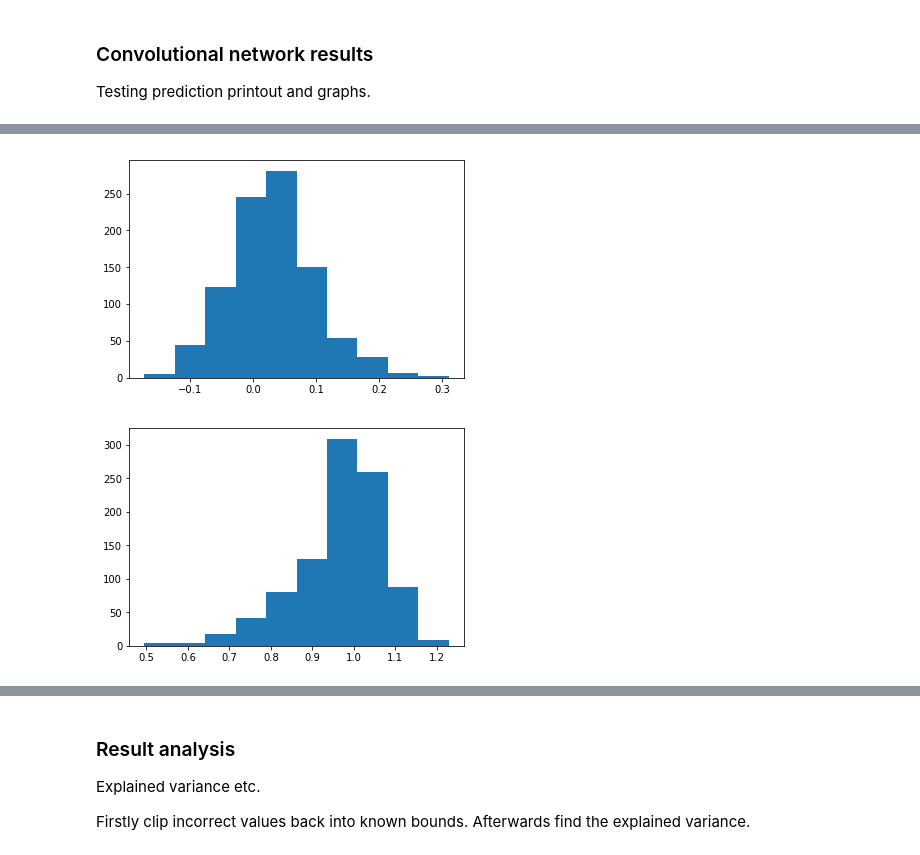
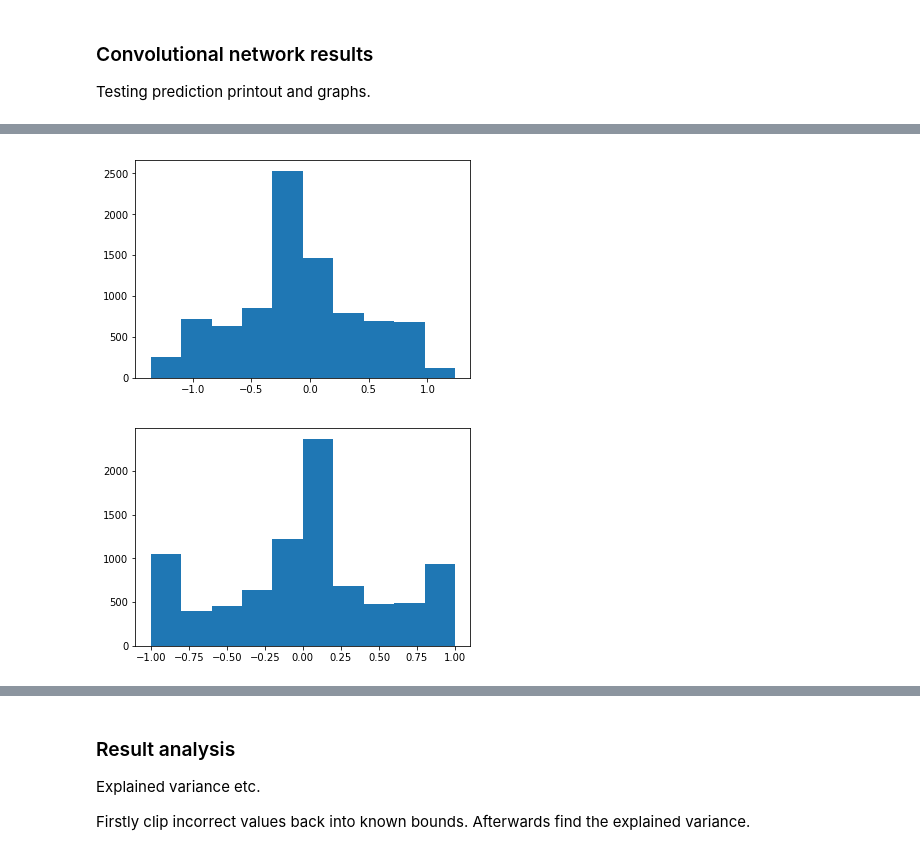
Before and after one commit to Sebastianvarv/RCSnailAI, a Jupyter notebook: RCSnail-Conv-Dense.ipynb, the cells around one changed output, grey strips where cells are left out. Cells and saved outputs as stored; diff of their text form; code cells hidden in the pictures.

```diff
--- a/RCSnail-Conv-Dense.ipynb
+++ b/RCSnail-Conv-Dense.ipynb
@@ -19,10 +19,10 @@ Using TensorFlow backend.
 # Convolutional network
 Reading data as bundles and creating initial model.
 # %%
-images, labels = extract_training_data_as_stacked("Data/20171029-201949.h264.avi",
-                                                  "Data/20171029-201949.h264.csv",
+images, labels = extract_training_data_as_stacked("Data/20171211-185037299.h264",
+                                                  "Data/20171211-185037299.csv",
                                                   IMAGE_SIZE)
 # %%
-y_train = labels.as_matrix(columns=labels.columns[1: -1])
+y_train = labels.as_matrix(columns=labels.columns[2: -1])
 y_train.shape
 # %% [output]
@@ -89,6 +89,7 @@ test_images, test_labels = extract_training_data_as_stacked("Data/20171029-20163
                                                             IMAGE_SIZE)
 
 prediction = model.predict(test_images)
+prediction = model.predict(images)
 # %% [markdown]
 ### Convolutional network results
 Testing prediction printout and graphs.
@@ -110,10 +106,11 @@ plt.show()
-# %%
-plt.hist(prediction[:, 1])
-plt.show()
-# %% [output]
-[figure, removed]
-# %%
-plt.hist(prediction[:, 2])
-plt.show()
-# %% [output]
-[figure, removed]
+# %%
+# Prediction histogram
+plt.hist(prediction[:, 0])
+plt.show()
+
+# Test data
+plt.hist(test_labels['Steering'])
+plt.show()
+# %% [output]
+[figure, added]
+[figure, added]
```
Also changed, not shown: parts of 14 cells of this notebook.
